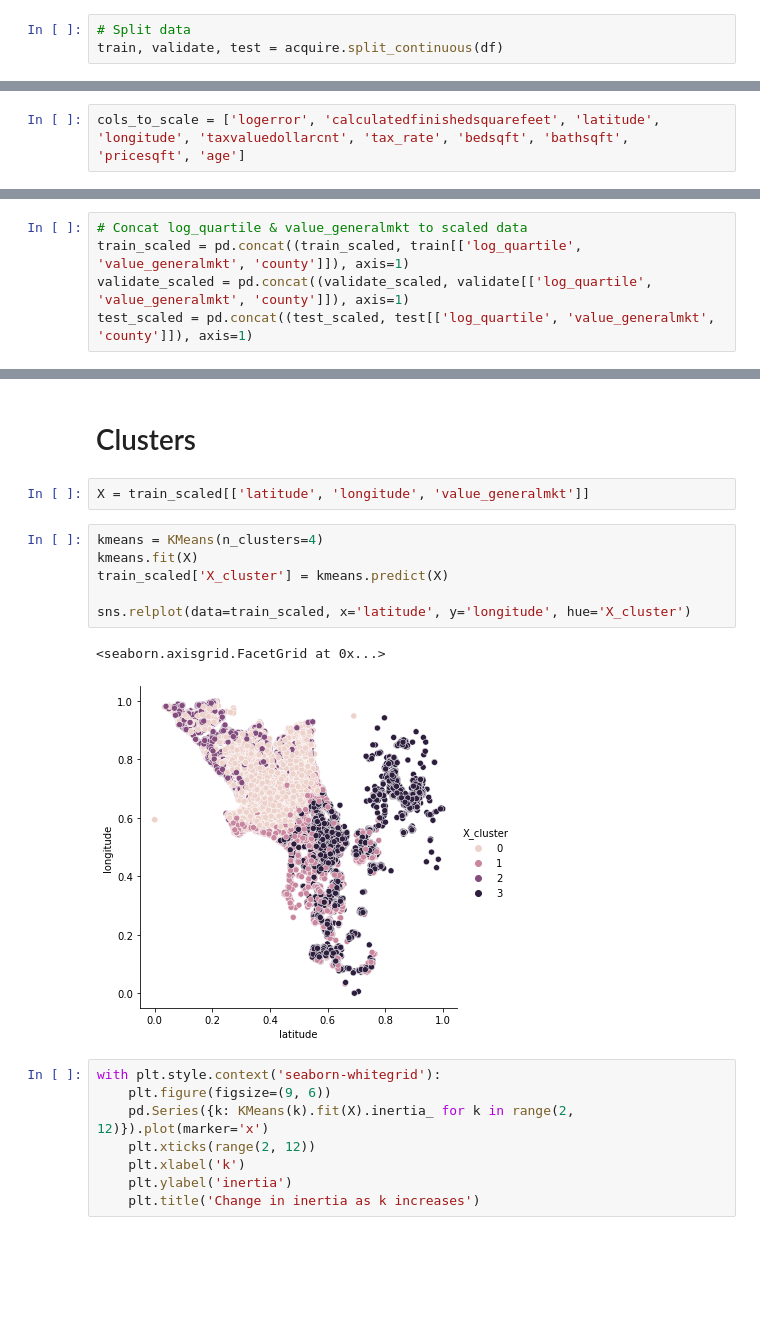
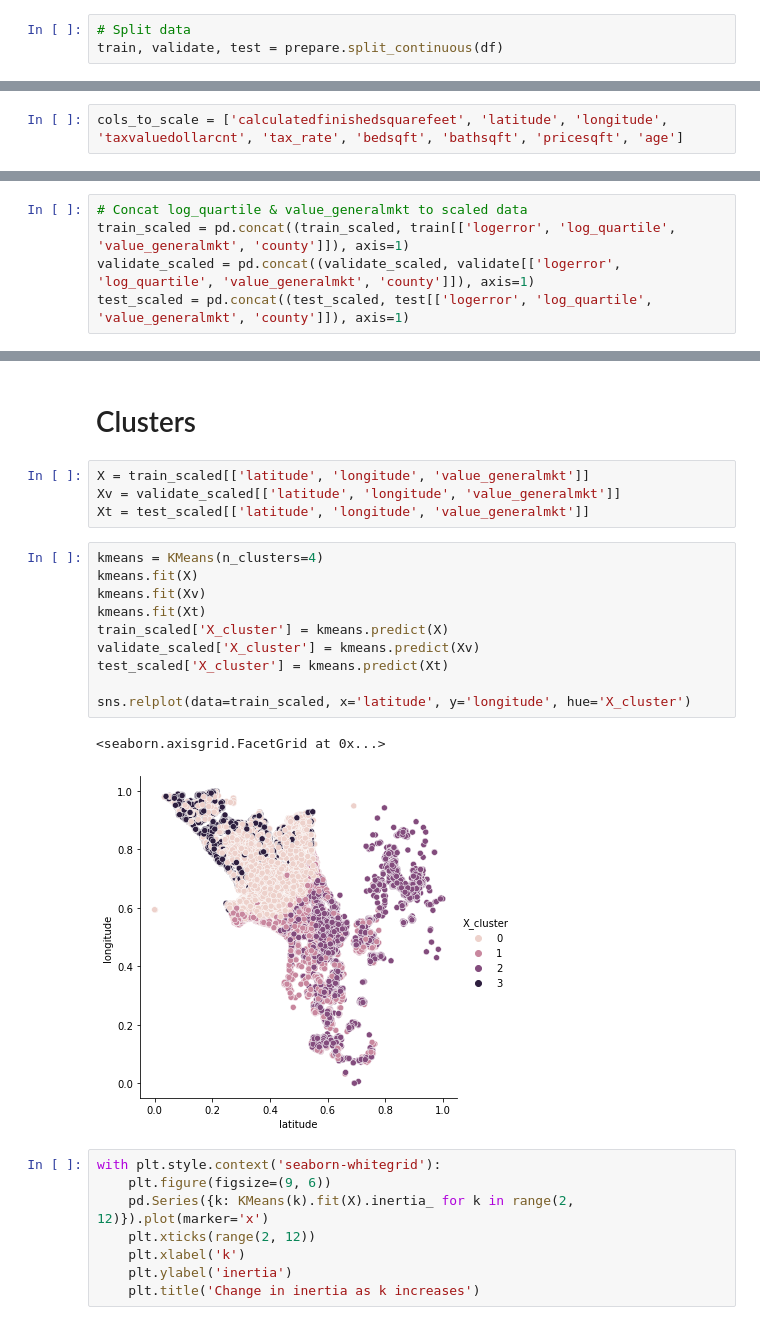
Before and after one commit to albertopuentes/Clustering-Project---Tale-of-Two-Cities, a Jupyter notebook: clustering_notebook.ipynb, the cells around one changed output, grey strips where cells are left out. Saved outputs shown, nothing was run; the diff lists cells and outputs as text; blank space fills up the shorter version.

Commit message:
Final Notebook - Clustering Project

```diff
--- a/clustering_notebook.ipynb
+++ b/clustering_notebook.ipynb
@@ -288,7 +285,7 @@ discrete_col = ['calculatedbathnbr', 'fullbathcnt', 'regionidcity', 'regionidzip
 cont_col = ['calculatedfinishedsquarefeet', 'finishedsquarefeet12', 'lotsizesquarefeet', 'structuretaxvaluedollarcnt', 'taxvaluedollarcnt', 'landtaxvaluedollarcnt', 'taxamount', 'tax_rate']
 # %%
 # Split data
-train, validate, test = acquire.split_continuous(df)
+train, validate, test = prepare.split_continuous(df)
 # %% [output]
 train -> (29437, 29)
 validate -> (12617, 29)
@@ -568,6 +566,6 @@ Index(['propertylandusetypeid', 'parcelid', 'logerror', 'transactiondate',
       dtype='object')
 # %%
-cols_to_scale = ['logerror', 'calculatedfinishedsquarefeet', 'latitude', 'longitude', 'taxvaluedollarcnt', 'tax_rate', 'bedsqft', 'bathsqft', 'pricesqft', 'age']
+cols_to_scale = ['calculatedfinishedsquarefeet', 'latitude', 'longitude', 'taxvaluedollarcnt', 'tax_rate', 'bedsqft', 'bathsqft', 'pricesqft', 'age']
 # %% [markdown]
 #### Convert yearbuilt to age in order to scale
 # %%
@@ -586,9 +584,9 @@ train_scaled.shape, validate_scaled.shape, test_scaled.shape
 #### Concat scaled data w/explored features
 # %%
 # Concat log_quartile & value_generalmkt to scaled data
-train_scaled = pd.concat((train_scaled, train[['log_quartile', 'value_generalmkt', 'county']]), axis=1)
-validate_scaled = pd.concat((validate_scaled, validate[['log_quartile', 'value_generalmkt', 'county']]), axis=1)
-test_scaled = pd.concat((test_scaled, test[['log_quartile', 'value_generalmkt', 'county']]), axis=1)
+train_scaled = pd.concat((train_scaled, train[['logerror', 'log_quartile', 'value_generalmkt', 'county']]), axis=1)
+validate_scaled = pd.concat((validate_scaled, validate[['logerror', 'log_quartile', 'value_generalmkt', 'county']]), axis=1)
+test_scaled = pd.concat((test_scaled, test[['logerror', 'log_quartile', 'value_generalmkt', 'county']]), axis=1)
 # %%
 # replace county name with numbers
 train_scaled['county'] = train_scaled.county.replace({'Ventura':0, 'Los Angeles':1, 'Orange':2})
@@ -836,15 +835,21 @@ Takeaways:
 # Clusters
 # %%
 X = train_scaled[['latitude', 'longitude', 'value_generalmkt']]
+Xv = validate_scaled[['latitude', 'longitude', 'value_generalmkt']]
+Xt = test_scaled[['latitude', 'longitude', 'value_generalmkt']]
 # %%
 kmeans = KMeans(n_clusters=4)
 kmeans.fit(X)
+kmeans.fit(Xv)
+kmeans.fit(Xt)
 train_scaled['X_cluster'] = kmeans.predict(X)
+validate_scaled['X_cluster'] = kmeans.predict(Xv)
+test_scaled['X_cluster'] = kmeans.predict(Xt)
 
 sns.relplot(data=train_scaled, x='latitude', y='longitude', hue='X_cluster')
 # %% [output]
 <seaborn.axisgrid.FacetGrid at 0x...>
-[figure, old version]
+[figure, new version]
 # %%
 with plt.style.context('seaborn-whitegrid'):
     plt.figure(figsize=(9, 6))
```
Also changed, not shown: parts of 63 cells of this notebook.
